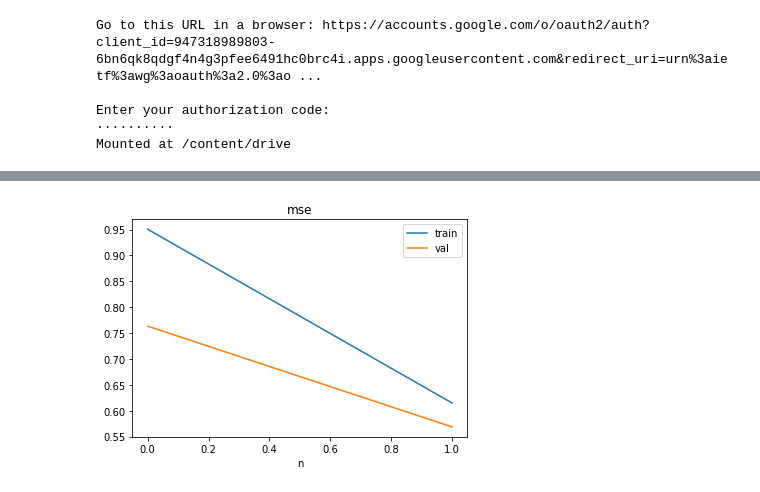
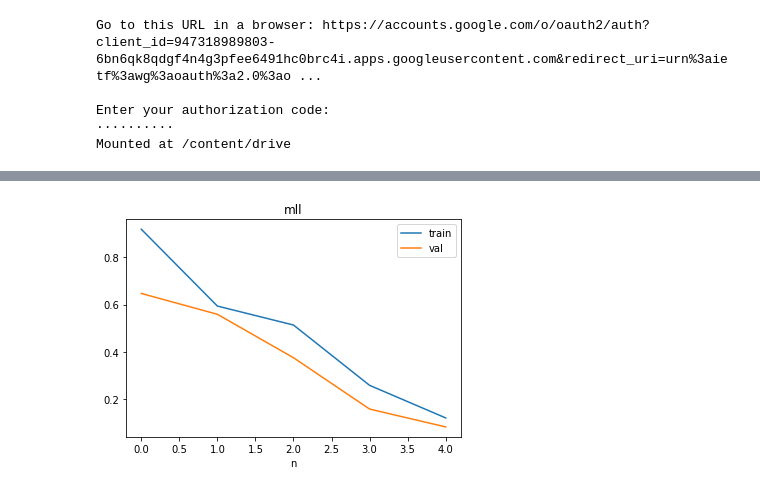
Before and after one commit to Hotckiss/DUL, a Jupyter notebook: hw3_3.ipynb, the cells around one changed output, grey strips where cells are left out. Drawn from its saved outputs; the diff is of its cells as text; code cells hidden in the pictures.

```diff
--- a/hw3_3.ipynb
+++ b/hw3_3.ipynb
@@ -148,7 +148,7 @@ batch_size = 1024
 train_loader = data.DataLoader(dataset=X_train, batch_size=batch_size, shuffle=True, collate_fn=transform)
 val_loader = data.DataLoader(dataset=X_val, batch_size=batch_size, shuffle=False, collate_fn=collate_fn)
 # %%
-epochs = 2
+epochs = 5
 # %%
 model = VAE().to(device)
 optimizer = optim.Adam(model.parameters(), lr=2e-4)
@@ -211,9 +200,9 @@ var_t, var_v, KLD_t, KLD_v, losses_t, losses_v = train()
 # %% [output]
 [interactive output not drawn]
 # %%
-plot_data(epochs, var_t, var_v, "mse")
+plot_data(epochs, var_t, var_v, "mll")
 # %% [output]
-[figure, old version]
+[figure, new version]
 # %%
 plot_data(epochs, KLD_t, KLD_v, "KLD")
 # %% [output]
```
Also changed, not shown: parts of 3 cells of this notebook.
